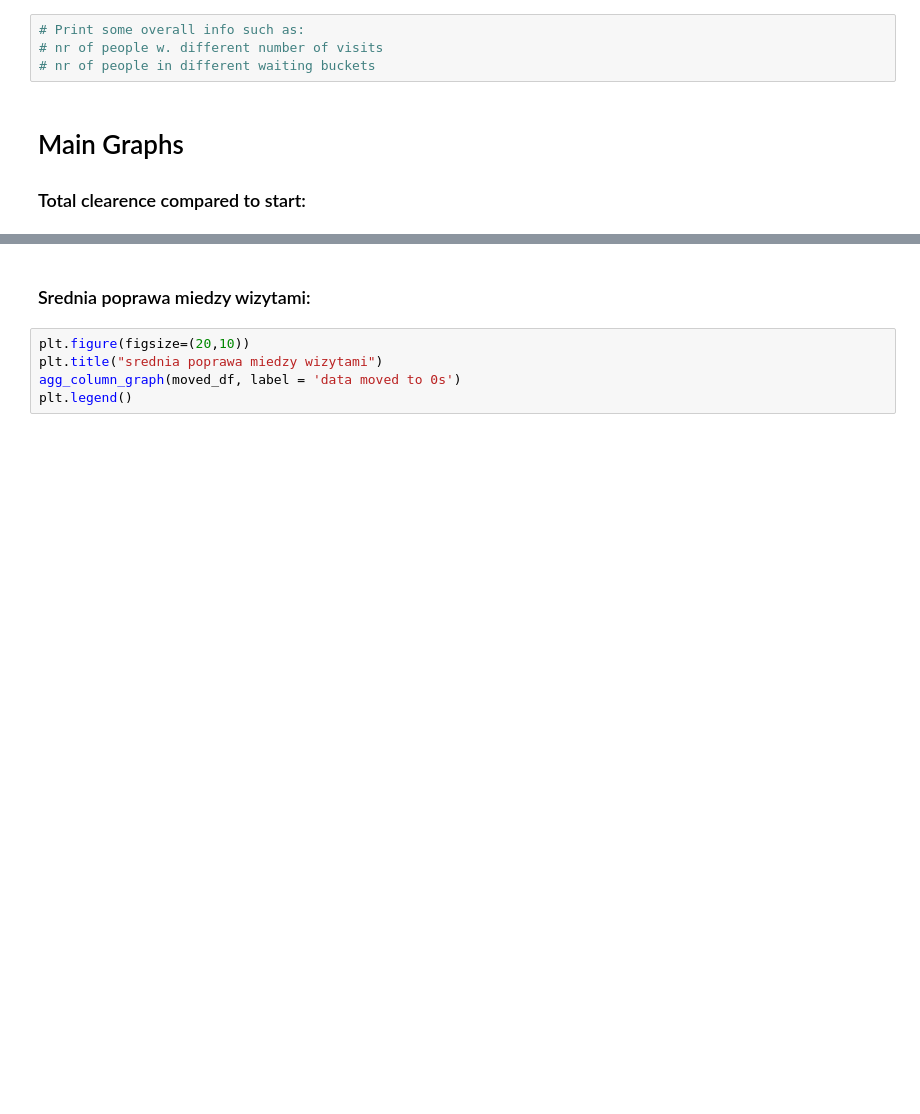
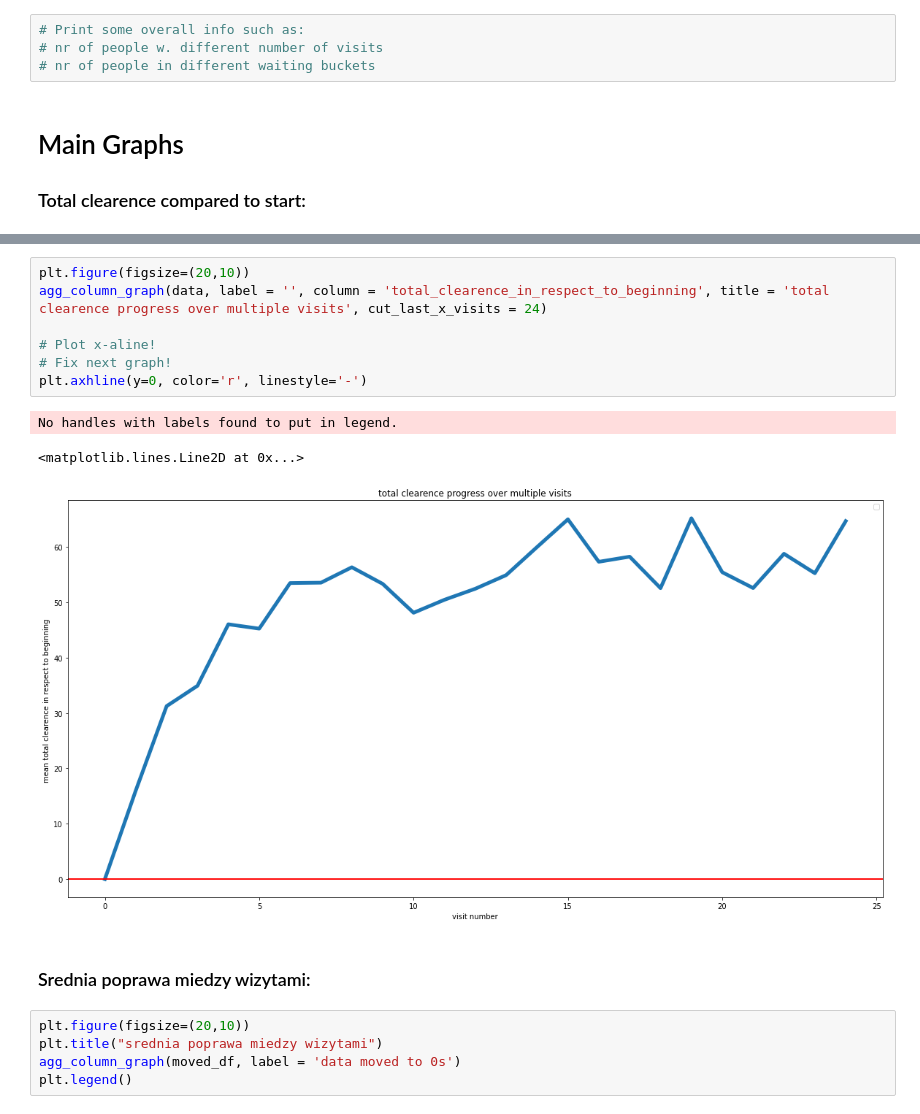
Before and after one commit to szczekulskij/long-term-analysis-of-pws, a Jupyter notebook: main.ipynb, the cells around one changed output, grey strips where cells are left out. Saved outputs shown, nothing was run; the diff lists cells and outputs as text; blank space fills up the shorter version.

```diff
--- a/main.ipynb
+++ b/main.ipynb
@@ -129,3 +129,14 @@ default time group has GROUPS defined as: [0, 90, 180, 270, 360]
+# %%
+plt.figure(figsize=(20,10))
+agg_column_graph(data, label = '', column = 'total_clearence_in_respect_to_beginning', title = 'total clearence progress over multiple visits', cut_last_x_visits = 24)
+
+# Plot x-aline!
+# Fix next graph!
+plt.axhline(y=0, color='r', linestyle='-')
+# %% [output]
+No handles with labels found to put in legend.
+<matplotlib.lines.Line2D at 0x...>
+[figure, added]
 # %% [markdown]
 ### Srednia poprawa miedzy wizytami:
 # %%
```
Also changed, not shown: parts of 1 cell of this notebook, 1 other file.
